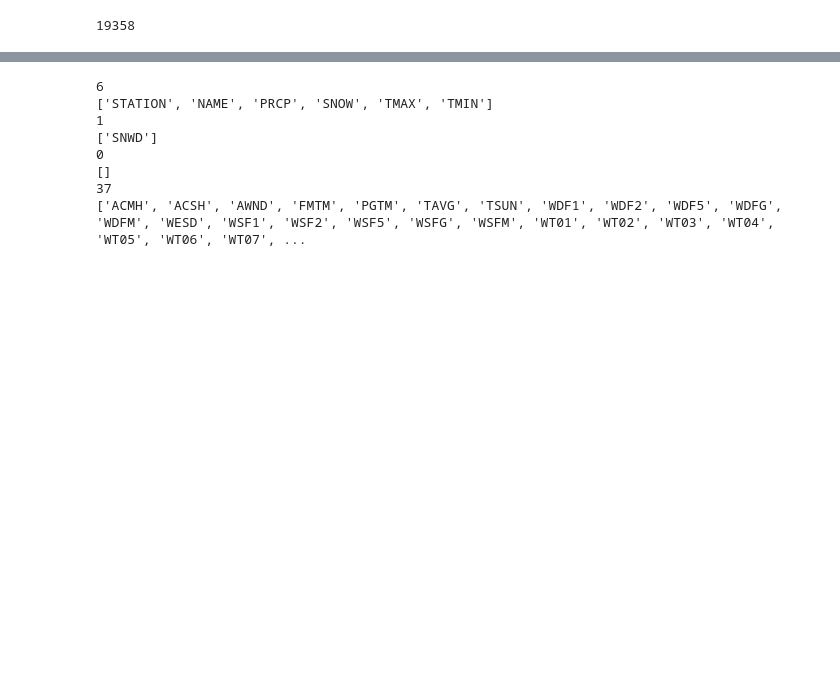
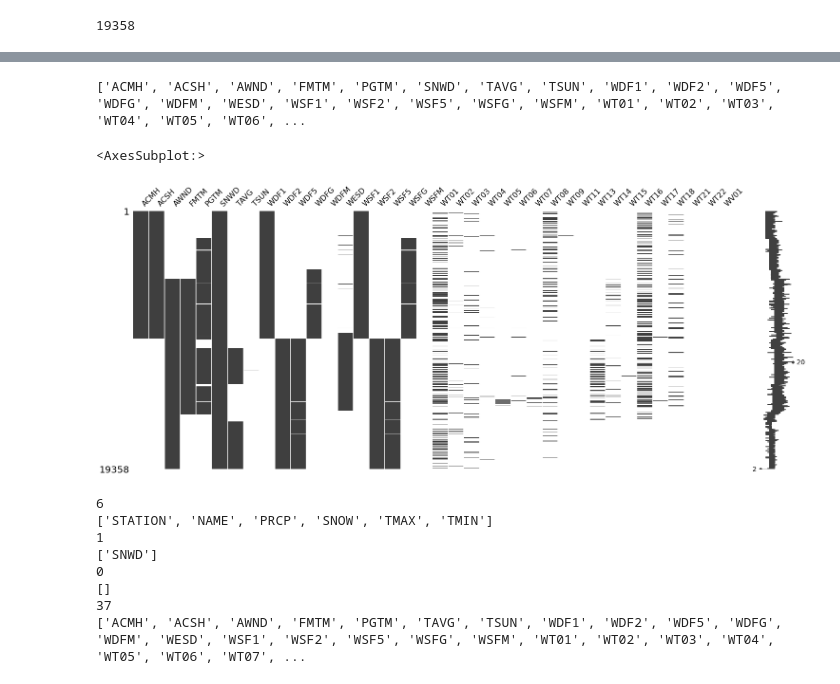
Before and after one commit to TROISTROIS/PREDICTING-THE-WEATHER-USING-MACHINE-LEARNING, a Jupyter notebook: Predicting The Weather Using Machine Learning.ipynb, the cells around one changed output, grey strips where cells are left out. Saved outputs shown, nothing was run; the diff lists cells and outputs as text; code cells hidden in the pictures; blank space fills up the shorter version.

```diff
--- a/Predicting The Weather Using Machine Learning.ipynb
+++ b/Predicting The Weather Using Machine Learning.ipynb
@@ -62,7 +64,8 @@ weather.describe()
 | max | 100.000000 | 100.000000 | 308.030000 | 32767.000000 | 2359.000000 | 7.800000 | 30.300000 | 28.000000 | 91.000000 | 103.000000 | ... | ... |
 8 rows × 42 columns
 # %%
-null_percentage=(weather.apply(pd.isnull).sum()/weather.shape[0])*100
+null_percentage=pd.DataFrame(weather[weather.columns[weather.isnull().any()]].isnull().sum()*100/weather.shape[0], columns =["Percentage of null values"])
+null_percentage["Total NaN values"]=weather[weather.columns[weather.isnull().any()]].isnull().sum()
 # %%
 weather.shape[0]
 # %% [output]
@@ -89,0 +93,10 @@ dtype: float64
+# %%
+null_cols = null_percentage.index.tolist()
+print(null_cols)
+# %% [output]
+['ACMH', 'ACSH', 'AWND', 'FMTM', 'PGTM', 'SNWD', 'TAVG', 'TSUN', 'WDF1', 'WDF2', 'WDF5', 'WDFG', 'WDFM', 'WESD', 'WSF1', 'WSF2', 'WSF5', 'WSFG', 'WSFM', 'WT01', 'WT02', 'WT03', 'WT04', 'WT05', 'WT06', ...
+# %%
+mno.matrix(weather[null_cols])
+# %% [output]
+<AxesSubplot:>
+[figure, added]
```
Also changed, not shown: parts of 15 cells of this notebook.
